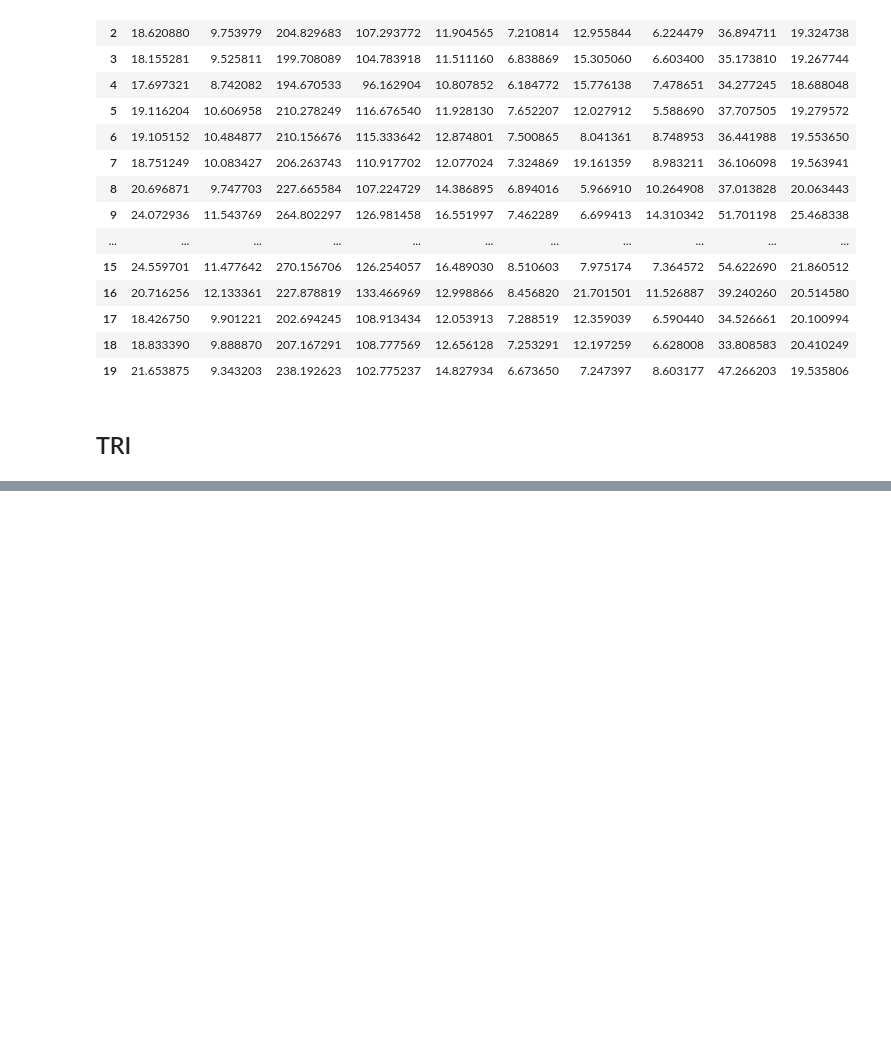
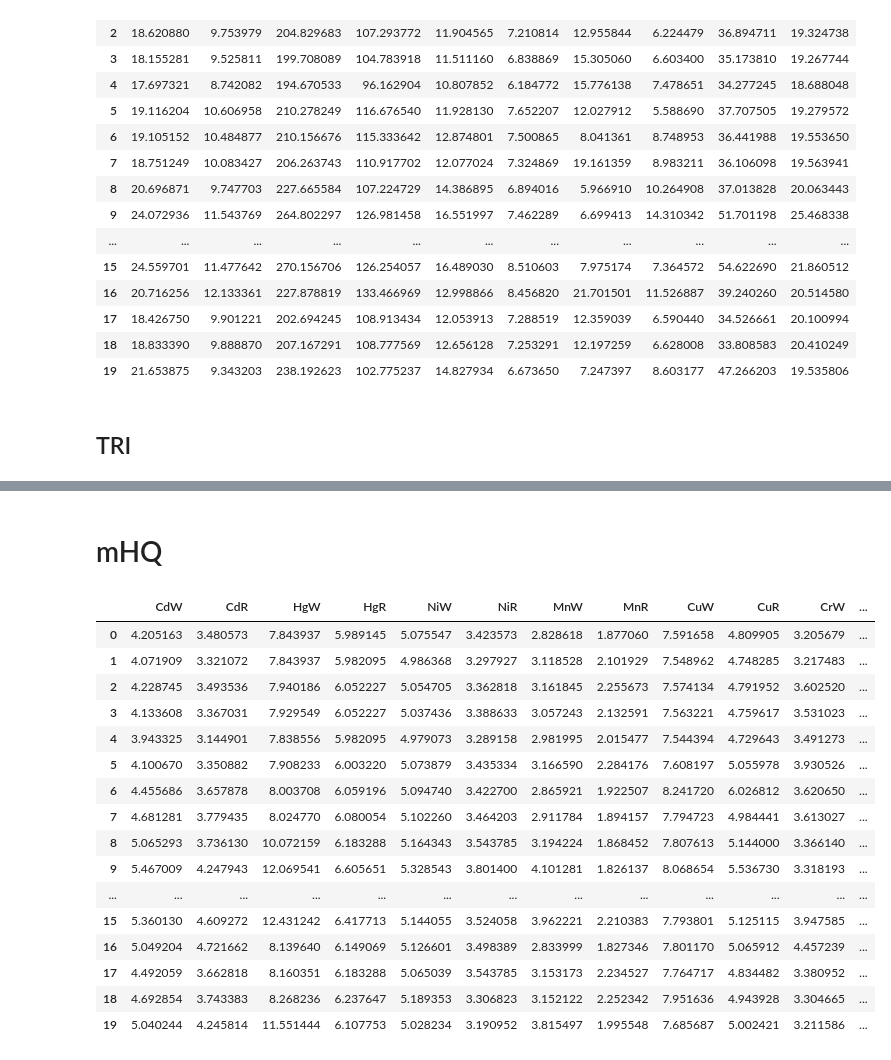
Before and after one commit to rakibhhridoy/OnGoingStudy, a Jupyter notebook: MPhil/Pollution Indices.ipynb, the cells around one changed output, grey strips where cells are left out. Cells and saved outputs as stored; diff of their text form; code cells hidden in the pictures; blank space fills up the shorter version.

```diff
--- a/MPhil/Pollution Indices.ipynb
+++ b/MPhil/Pollution Indices.ipynb
@@ -1294,0 +1548,2 @@ indices1.to_csv("data/mCD_mPLI_mPI_PLI.csv")
+# %% [markdown]
+# mHQ
@@ -1294,0 +1662,41 @@ indices1.to_csv("data/mCD_mPLI_mPI_PLI.csv")
+# %%
+mhq = pd.DataFrame(data={
+    "CdW": mhqW.Cd,
+    "CdR": mhqR.Cd,
+#    "FeW": mhqW.Fe,
+#    "FeR": mhqR.Fe,
+    "HgW": mhqW.Hg,
+    "HgR": mhqR.Hg,
+    "NiW": mhqW.Ni,
+    "NiR": mhqR.Ni,
+    "MnW": mhqW.Mn,
+    "MnR": mhqR.Mn,
+    "CuW": mhqW.Cu,
+    "CuR": mhqR.Cu,
+    "CrW": mhqW.Cr,
+    "CrR": mhqR.Cr,
+    "PbW": mhqW.Pb,
+    "PbR": mhqR.Pb,
+    "AsW": mhqW.As,
+    "AsR": mhqR.As
+})
+
+mhq
+# %% [output]
+|  | CdW | CdR | HgW | HgR | NiW | NiR | MnW | MnR | CuW | CuR | CrW | ... |
+| 0 | 4.205163 | 3.480573 | 7.843937 | 5.989145 | 5.075547 | 3.423573 | 2.828618 | 1.877060 | 7.591658 | 4.809905 | 3.205679 | ... |
+| 1 | 4.071909 | 3.321072 | 7.843937 | 5.982095 | 4.986368 | 3.297927 | 3.118528 | 2.101929 | 7.548962 | 4.748285 | 3.217483 | ... |
+| 2 | 4.228745 | 3.493536 | 7.940186 | 6.052227 | 5.054705 | 3.362818 | 3.161845 | 2.255673 | 7.574134 | 4.791952 | 3.602520 | ... |
+| 3 | 4.133608 | 3.367031 | 7.929549 | 6.052227 | 5.037436 | 3.388633 | 3.057243 | 2.132591 | 7.563221 | 4.759617 | 3.531023 | ... |
+| 4 | 3.943325 | 3.144901 | 7.838556 | 5.982095 | 4.979073 | 3.289158 | 2.981995 | 2.015477 | 7.544394 | 4.729643 | 3.491273 | ... |
+| 5 | 4.100670 | 3.350882 | 7.908233 | 6.003220 | 5.073879 | 3.435334 | 3.166590 | 2.284176 | 7.608197 | 5.055978 | 3.930526 | ... |
+| 6 | 4.455686 | 3.657878 | 8.003708 | 6.059196 | 5.094740 | 3.422700 | 2.865921 | 1.922507 | 8.241720 | 6.026812 | 3.620650 | ... |
+| 7 | 4.681281 | 3.779435 | 8.024770 | 6.080054 | 5.102260 | 3.464203 | 2.911784 | 1.894157 | 7.794723 | 4.984441 | 3.613027 | ... |
+| 8 | 5.065293 | 3.736130 | 10.072159 | 6.183288 | 5.164343 | 3.543785 | 3.194224 | 1.868452 | 7.807613 | 5.144000 | 3.366140 | ... |
+| 9 | 5.467009 | 4.247943 | 12.069541 | 6.605651 | 5.328543 | 3.801400 | 4.101281 | 1.826137 | 8.068654 | 5.536730 | 3.318193 | ... |
+| ... | ... | ... | ... | ... | ... | ... | ... | ... | ... | ... | ... | ... |
+| 15 | 5.360130 | 4.609272 | 12.431242 | 6.417713 | 5.144055 | 3.524058 | 3.962221 | 2.210383 | 7.793801 | 5.125115 | 3.947585 | ... |
+| 16 | 5.049204 | 4.721662 | 8.139640 | 6.149069 | 5.126601 | 3.498389 | 2.833999 | 1.827346 | 7.801170 | 5.065912 | 4.457239 | ... |
+| 17 | 4.492059 | 3.662818 | 8.160351 | 6.183288 | 5.065039 | 3.543785 | 3.153173 | 2.234527 | 7.764717 | 4.834482 | 3.380952 | ... |
+| 18 | 4.692854 | 3.743383 | 8.268236 | 6.237647 | 5.189353 | 3.306823 | 3.152122 | 2.252342 | 7.951636 | 4.943928 | 3.304665 | ... |
+| 19 | 5.040244 | 4.245814 | 11.551444 | 6.107753 | 5.028234 | 3.190952 | 3.815497 | 1.995548 | 7.685687 | 5.002421 | 3.211586 | ... |
```
Also changed, not shown: parts of 23 cells of this notebook, 1 other file.
